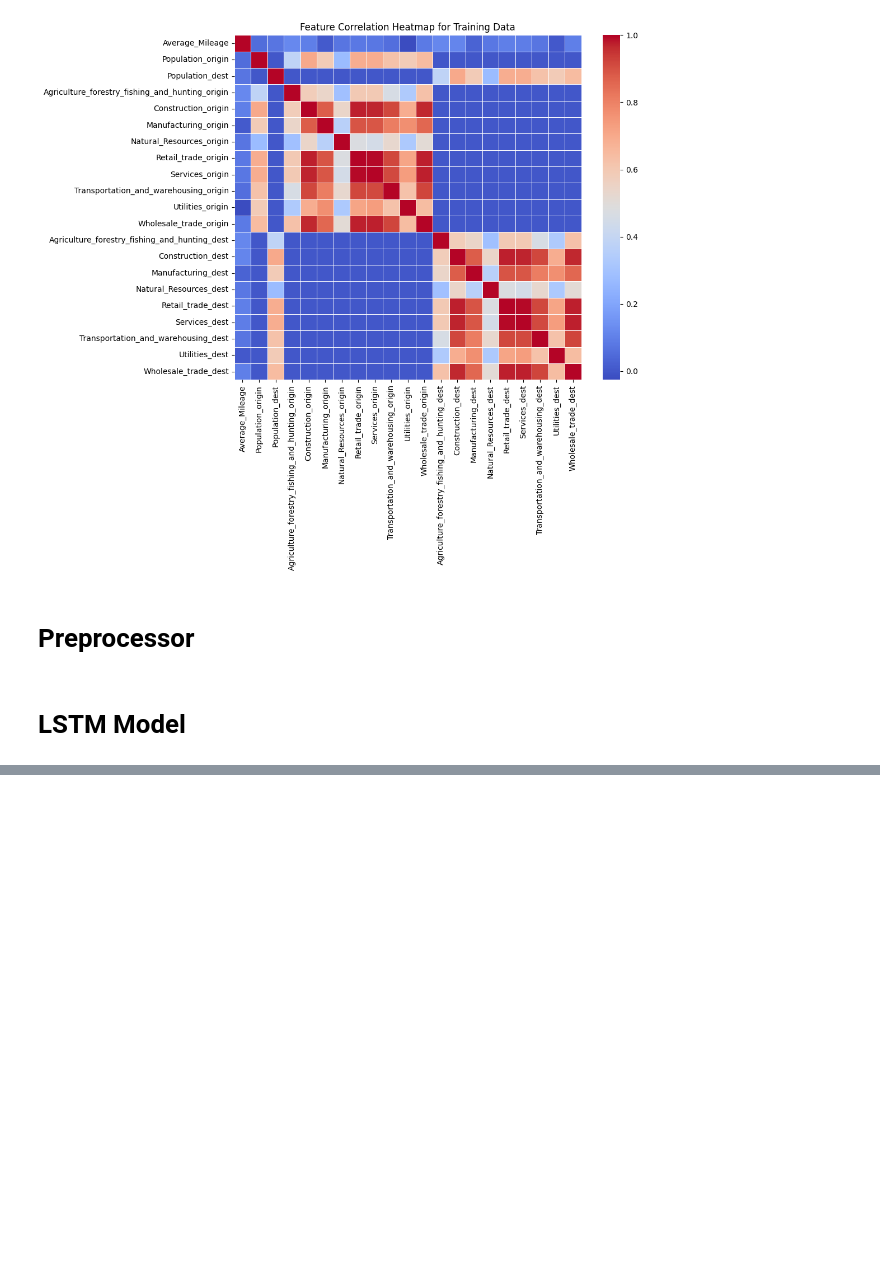
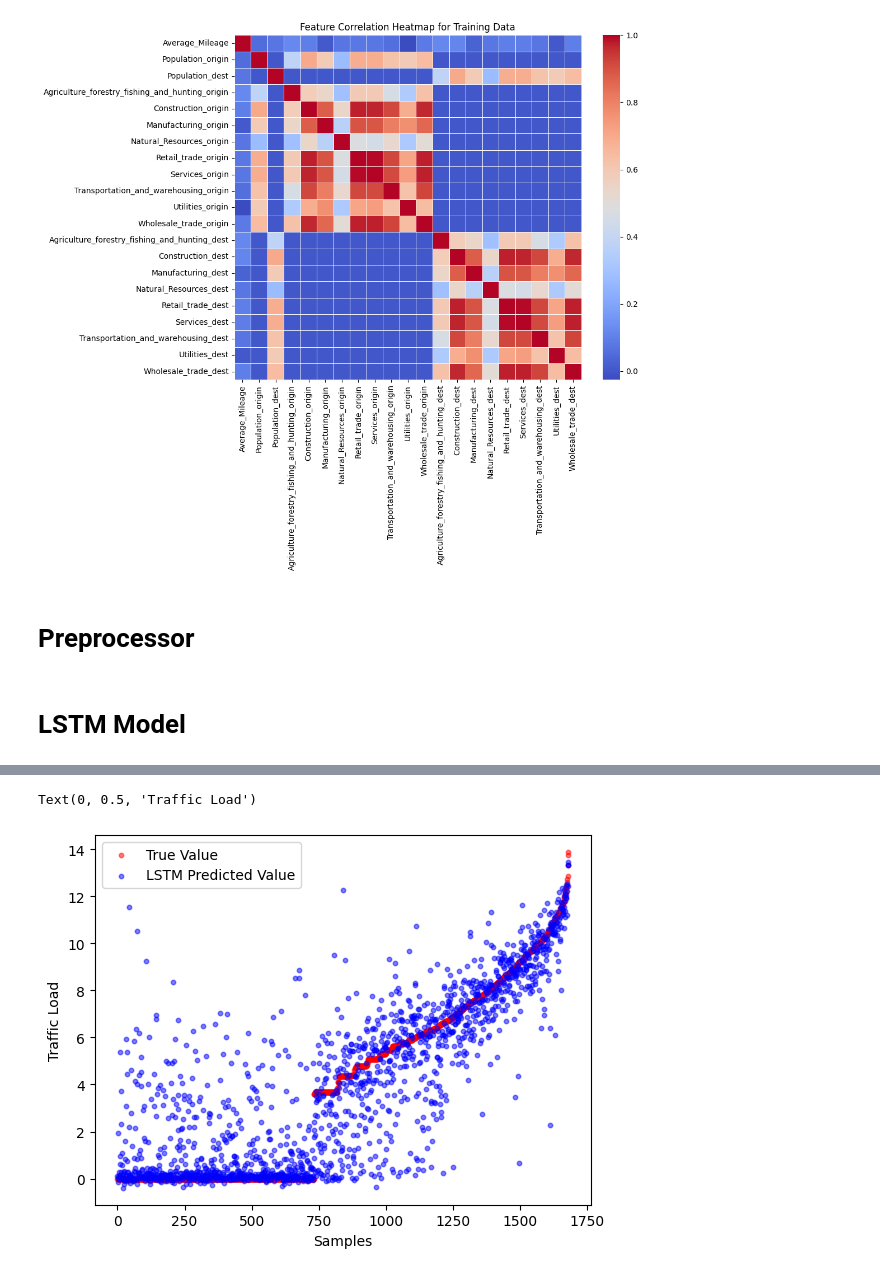
Before and after one commit to DarkQuark26/train-commerce-forecasting, a Jupyter notebook: scratchpad/LSTM.ipynb, the cells around one changed output, grey strips where cells are left out. Drawn from its saved outputs; the diff is of its cells as text; code cells hidden in the pictures; blank space fills up the shorter version.

```diff
--- a/scratchpad/LSTM.ipynb
+++ b/scratchpad/LSTM.ipynb
@@ -469 +477,19 @@ plt.show()
+# %%
+# Sort y_true and y_pred based on the sorted indices of y_true
+sorted_indices = np.argsort(y_true)
+y_true_sorted = np.array(y_true)[sorted_indices]
+y_pred_sorted = np.array(y_pred)[sorted_indices]
+
+#plot the difference between true values vs lstm predicted values
+fig, ax = plt.subplots()
+x_ax = range(len(y_test_All_Traffic))
+ax.scatter(x_ax, y_true_sorted, c='r', label='True Value',alpha=0.5,s=10)
+ax.scatter(x_ax, y_pred_sorted, c='b', label='LSTM Predicted Value',alpha=0.5,s=10)
+
+ax.legend()
+plt.xlabel('Samples')
+plt.ylabel('Traffic Load')
+# %% [output]
+Text(0, 0.5, 'Traffic Load')
+[figure, added]
 # %%
```
Also changed, not shown: parts of 6 cells of this notebook.
